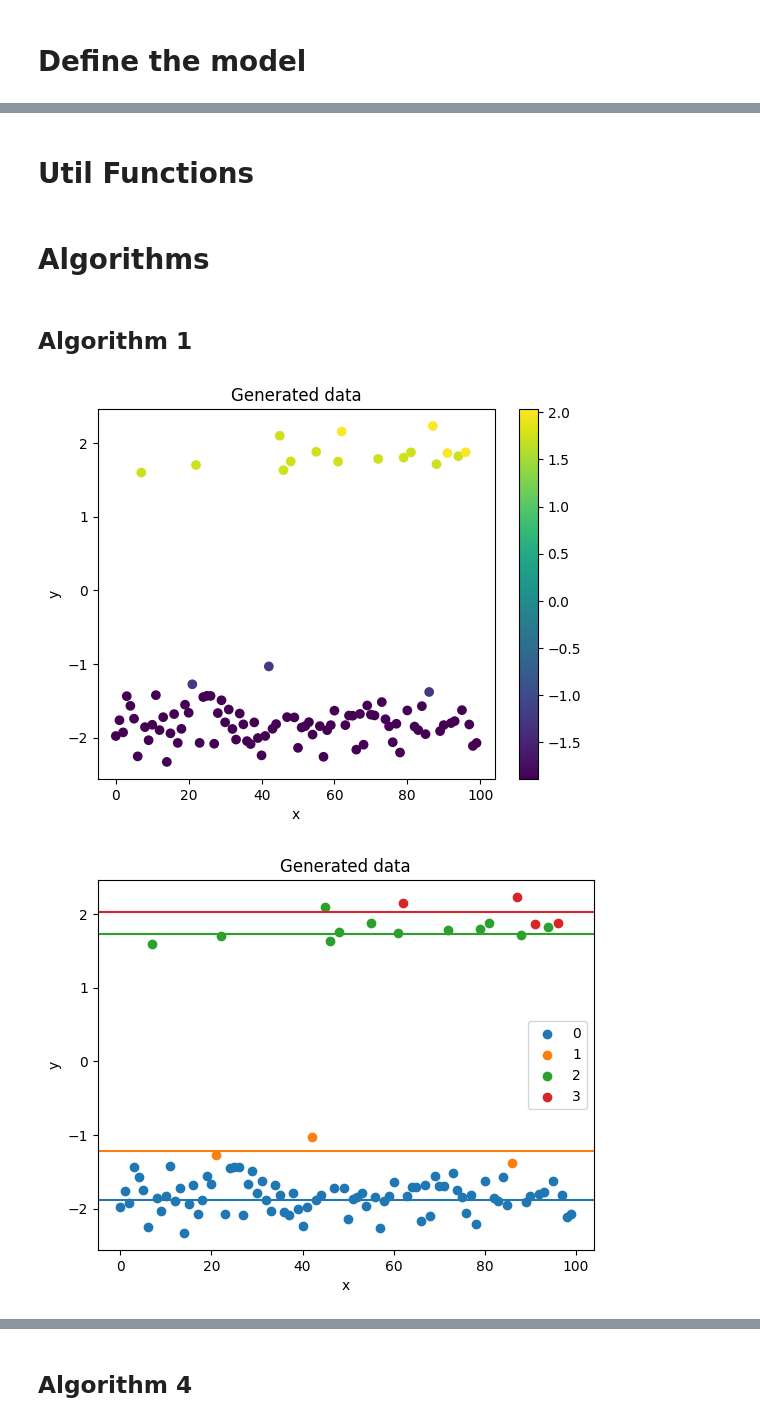
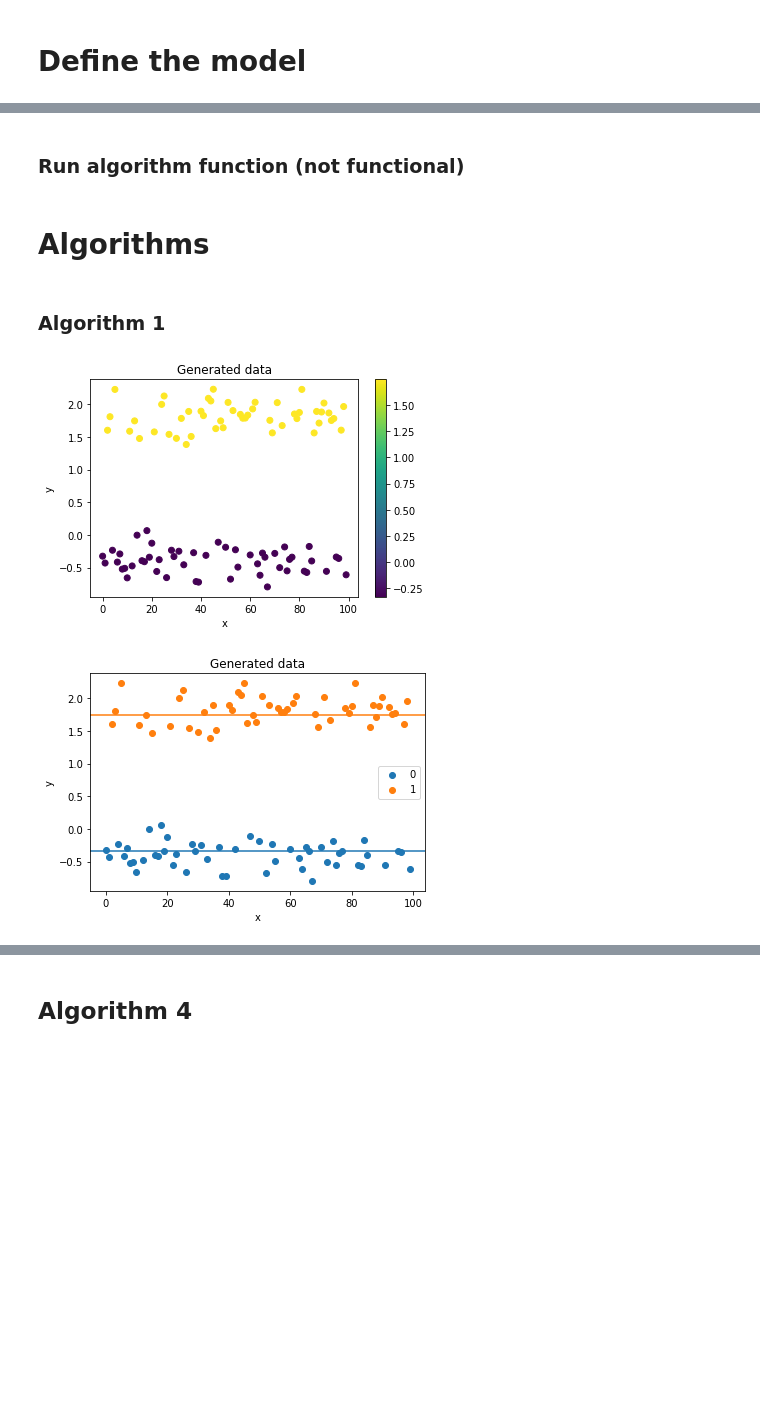
Before and after one commit to MariusAlonso/MVA-PGM-Sampling-Methods-DP-Mixture-Models, a Jupyter notebook: algos.ipynb, the cells around one changed output, grey strips where cells are left out. Drawn from its saved outputs; the diff is of its cells as text; code cells hidden in the pictures; blank space fills up the shorter version.

```diff
--- a/algos.ipynb
+++ b/algos.ipynb
@@ -39,6 +61,10 @@ def DP_loglikelihood(thetas):
     return lh
 # %%
 def DP_sampler(n):
+    """
+    This function samples n thetas from a Dirichlet Process of parameter alpha
+    and base distribution G0
+    """
     # Sample the thetas
     thetas = []
     for i in range(n):
@@ -79,2 +118,0 @@ plt.show()
-# %% [markdown]
-# Util Functions
@@ -93,0 +119,23 @@ def update_cluster_phis(c, phi, lh, y):
+# %%
+y = np.array([-0.3256188 , -0.43092995,  1.60089869,  1.80794025, -0.23496168,
+        2.22528021, -0.41624213, -0.2915612 , -0.52381541, -0.51177656,
+       -0.65748387,  1.58592953, -0.4750672 ,  1.74415777, -0.00440874,
+        1.47447673, -0.39477349, -0.41031549,  0.0649048 , -0.34165361,
+       -0.12707548,  1.57536289, -0.55966975, -0.3794802 ,  1.99659421,
+        2.12495612, -0.65394037,  1.5379578 , -0.23478165, -0.33167543,
+        1.47685422, -0.25004367,  1.78212218, -0.45731061,  1.38308488,
+        1.88843163,  1.50594422, -0.27256526, -0.71413434, -0.72292323,
+        1.89199991,  1.82468791, -0.31301438,  2.08910457,  2.04863437,
+        2.22805643,  1.6256737 , -0.11244296,  1.74405149,  1.63885817,
+       -0.18896373,  2.02685373, -0.67696542,  1.90177644, -0.22765228,
+       -0.49304382,  1.84345641,  1.78513511,  1.787267  ,  1.83192619,
+       -0.30702378,  1.926645  ,  2.02899633, -0.443003  , -0.61737759,
+       -0.27819684, -0.34121134, -0.79604005,  1.75253447,  1.56055199,
+       -0.28329314,  2.0233593 , -0.50098222,  1.67228192, -0.18476536,
+       -0.55037805, -0.374823  , -0.34098955,  1.84975783,  1.77908043,
+        1.87272933,  2.22590325, -0.5551349 , -0.57476731, -0.17715395,
+       -0.39921745,  1.55985138,  1.88851503,  1.71074307,  1.87987111,
+        2.01673192, -0.55740399,  1.86515774,  1.75052161,  1.77981471,
+       -0.33884651, -0.36026426,  1.60227771,  1.96343786, -0.61051141])
+# %% [markdown]
+### Run algorithm function (not functional)
@@ -94,18 +205,18 @@ def update_cluster_phis(c, phi, lh, y):
 # %% [markdown]
 # Algorithms
 # %% [markdown]
-## Algorithm 1
+### Algorithm 1
 # %%
 def algorithm_1(N, y):
     # Initialize
     n = len(y)
     thetas = np.zeros((N+1, n), dtype=float)
-    lhs = np.zeros((N+1, n), dtype=float)
+    # cs is unused #
+    cs = np.zeros((N+1, n), dtype=int)
 
     # Loop over data
     for i in range(1, N+1):
         theta = thetas[i-1].copy()
-        lh = lhs[i-1].copy()
 
         # Perform Gibbs sampling
         for j in range(n):
@@ -118,19 +229,16 @@ def algorithm_1(N, y):
             j_proposal = np.random.choice(n, p=lh_proposals / np.sum(lh_proposals))
             if j_proposal == j:
                 theta[j] = Hi_sampler(y[j])
-                lh[j] = F_likelihood(theta[j], y[j])
             else:
                 theta[j] = theta[j_proposal]
-                lh[j] = lh_proposals[j_proposal]
 
         thetas[i] = theta
-        lhs[i] = lh
 
-    return thetas, lhs
+    return cs, thetas
 # %%
 # Run algorithm
 N = 1000
-thetas, lhs = algorithm_1(N, y)
+cs, thetas = algorithm_1(N, y)
 
 complete_llhs = np.zeros((N+1), dtype=float)
 for i in range(N+1):
@@ -157,32 +265,32 @@ plt.xlabel("x")
 plt.ylabel("y")
 plt.legend()
 plt.show()
 
 # Plot evolution of log likelihood
 plt.figure()
 plt.plot(np.arange(N+1), complete_llhs)
 plt.title("Log likelihood")
 plt.xlabel("Iteration")
 plt.ylabel("Log likelihood")
 plt.show()
 
 # plot evolution of theta
 plt.figure()
 it_list = []
 phi_list = []
 size_list = []
 for it in range(0, N+1):
     phis_counts = np.unique(thetas[it], return_counts=True)
     phi_list.extend(phis_counts[0])
     it_list.extend([it] * len(phis_counts[0]))
     size_list.extend(phis_counts[1])
 
 plt.scatter(it_list, phi_list, s= 10 * np.square(np.array(size_list, dtype=float) / np.max(size_list)), c=size_list)
 plt.title("Cluster assignments")
 plt.xlabel("Iteration")
 plt.ylabel("Cluster mean")
 plt.colorbar()
 plt.show()
 # %% [output]
-[figure, old version]
+[figure, new version]
-[figure, old version]
+[figure, new version]
```
Also changed, not shown: parts of 31 cells of this notebook.
